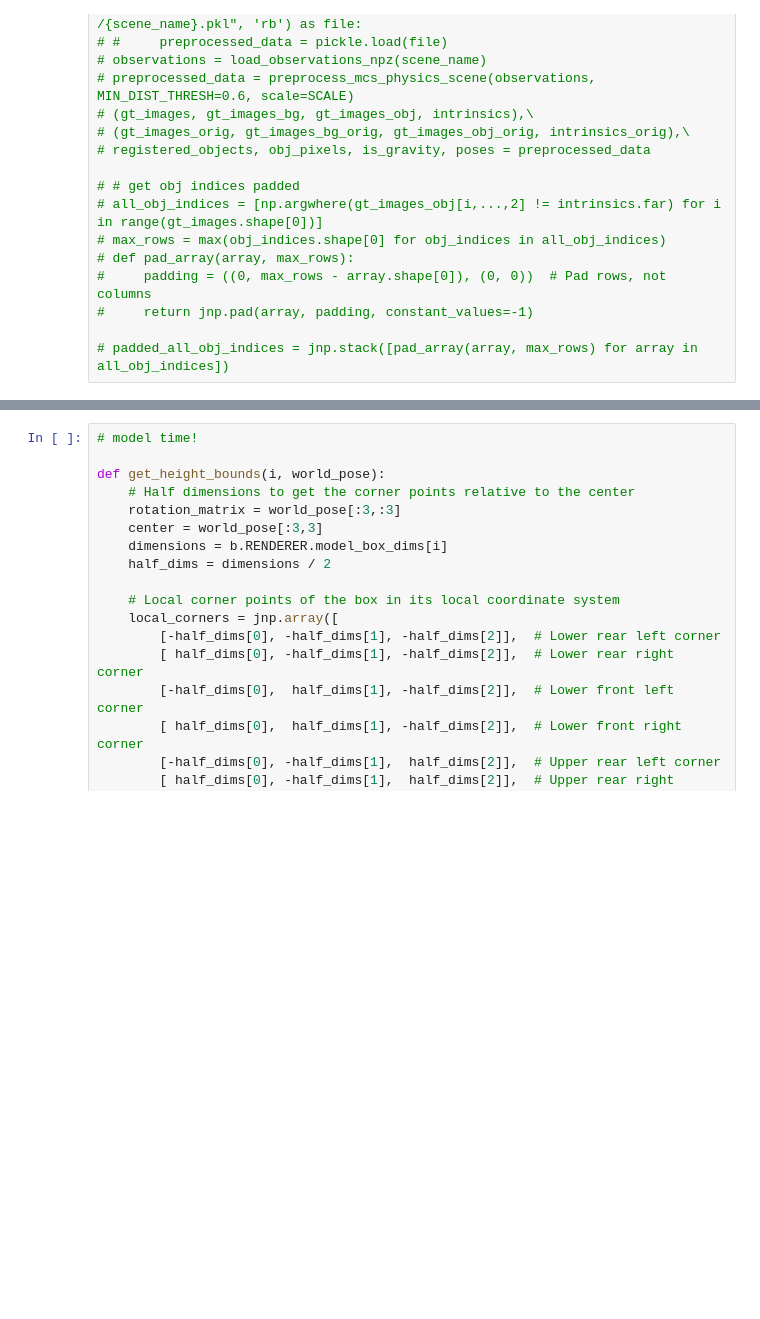
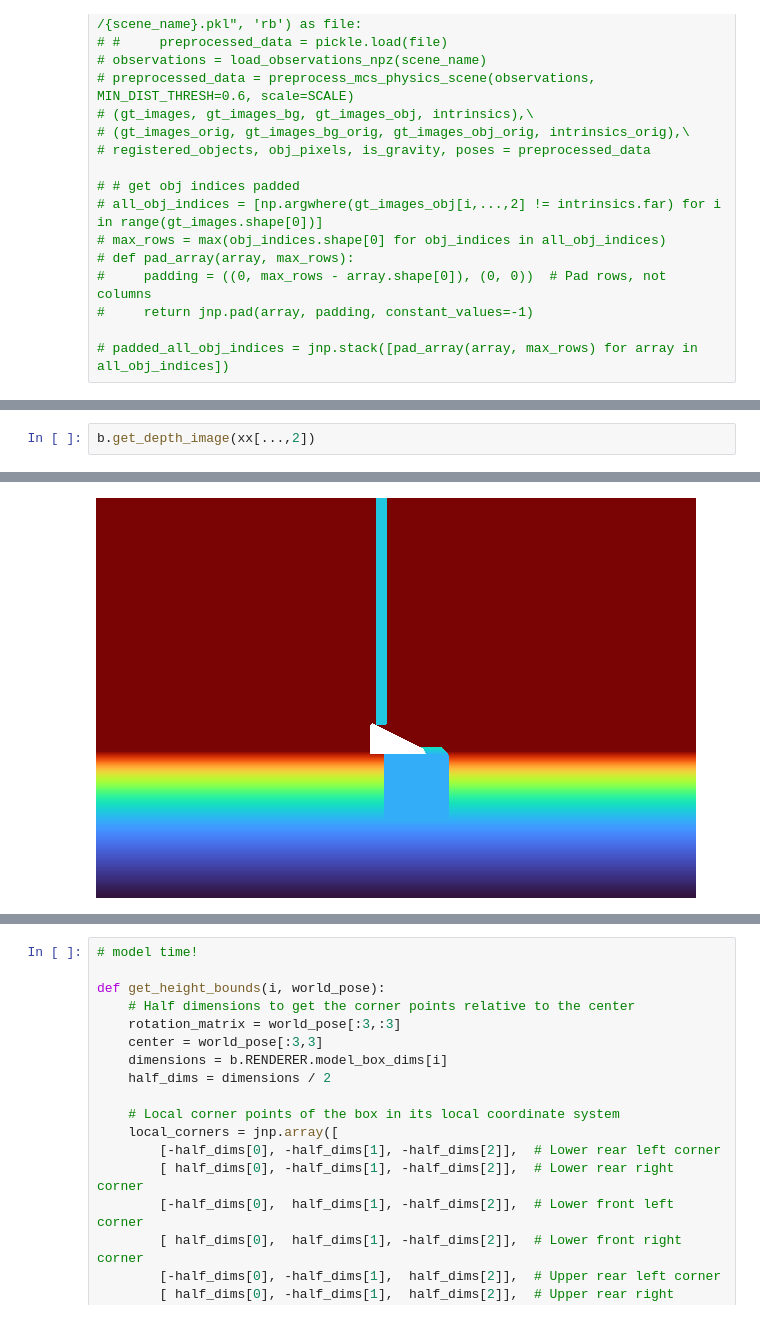
Before and after one commit to probcomp/bayes3d, a Jupyter notebook: scripts/experiments/intphys/mcs/multiple_particles.ipynb, the cells around one changed output, grey strips where cells are left out. Drawn from its saved outputs; the diff is of its cells as text; blank space fills up the shorter version.

```diff
--- a/scripts/experiments/intphys/mcs/multiple_particles.ipynb
+++ b/scripts/experiments/intphys/mcs/multiple_particles.ipynb
@@ -90,0 +94,3 @@ Adding review
+# %%
+b.get_depth_image(xx[...,2])
+# %% [output]
@@ -90,0 +98 @@ Adding review
+[figure, added]
```
Also changed, not shown: parts of 7 cells of this notebook, 4 other files.
